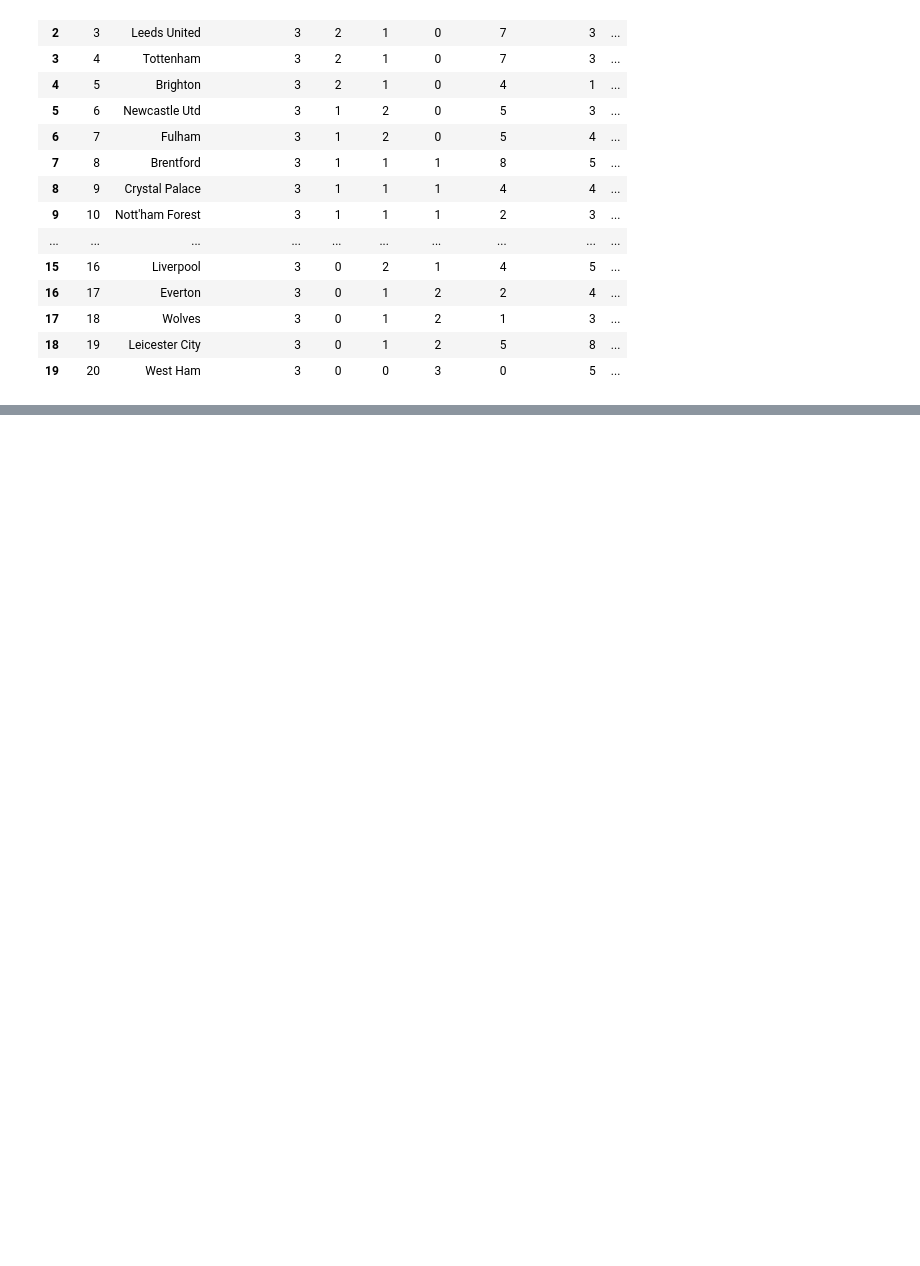
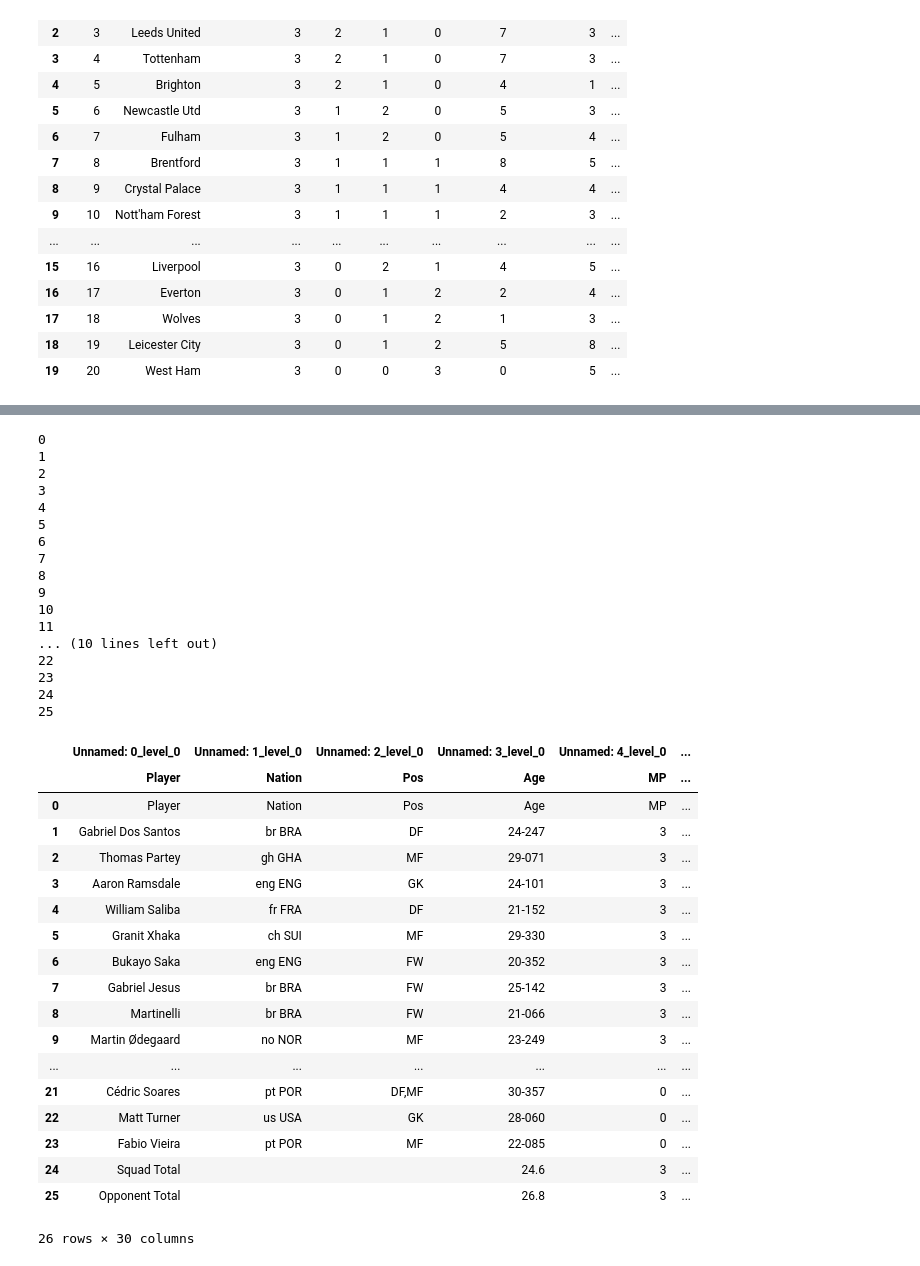
Before and after one commit to jambakukuking/Football-Statistics, a Jupyter notebook: Football.ipynb, the cells around one changed output, grey strips where cells are left out. Drawn from its saved outputs; the diff is of its cells as text; code cells hidden in the pictures; blank space fills up the shorter version.

```diff
--- a/Football.ipynb
+++ b/Football.ipynb
@@ -164,0 +160,46 @@ Index: []
+# %%
+for row in x.find_all('tr')[1:]:
+    data = row.find_all(['td', 'th'])
+    row_data = [td.text.strip() for td in data]
+    length = len(df)
+    print(length)
+    df.loc[length] = row_data
+
+df
+# %% [output]
+0
+1
+2
+3
+4
+5
+6
+7
+8
+9
+10
+11
+... (10 lines left out)
+22
+23
+24
+25
+|  | Unnamed: 0_level_0 | Unnamed: 1_level_0 | Unnamed: 2_level_0 | Unnamed: 3_level_0 | Unnamed: 4_level_0 | ... |
+|  | Player | Nation | Pos | Age | MP | ... |
+| 0 | Player | Nation | Pos | Age | MP | ... |
+| 1 | Gabriel Dos Santos | br BRA | DF | 24-247 | 3 | ... |
+| 2 | Thomas Partey | gh GHA | MF | 29-071 | 3 | ... |
+| 3 | Aaron Ramsdale | eng ENG | GK | 24-101 | 3 | ... |
+| 4 | William Saliba | fr FRA | DF | 21-152 | 3 | ... |
+| 5 | Granit Xhaka | ch SUI | MF | 29-330 | 3 | ... |
+| 6 | Bukayo Saka | eng ENG | FW | 20-352 | 3 | ... |
+| 7 | Gabriel Jesus | br BRA | FW | 25-142 | 3 | ... |
+| 8 | Martinelli | br BRA | FW | 21-066 | 3 | ... |
+| 9 | Martin Ødegaard | no NOR | MF | 23-249 | 3 | ... |
+| ... | ... | ... | ... | ... | ... | ... |
+| 21 | Cédric Soares | pt POR | DF,MF | 30-357 | 0 | ... |
+| 22 | Matt Turner | us USA | GK | 28-060 | 0 | ... |
+| 23 | Fabio Vieira | pt POR | MF | 22-085 | 0 | ... |
+| 24 | Squad Total |  |  | 24.6 | 3 | ... |
+| 25 | Opponent Total |  |  | 26.8 | 3 | ... |
+26 rows × 30 columns
```
Also changed, not shown: parts of 2 cells of this notebook.
